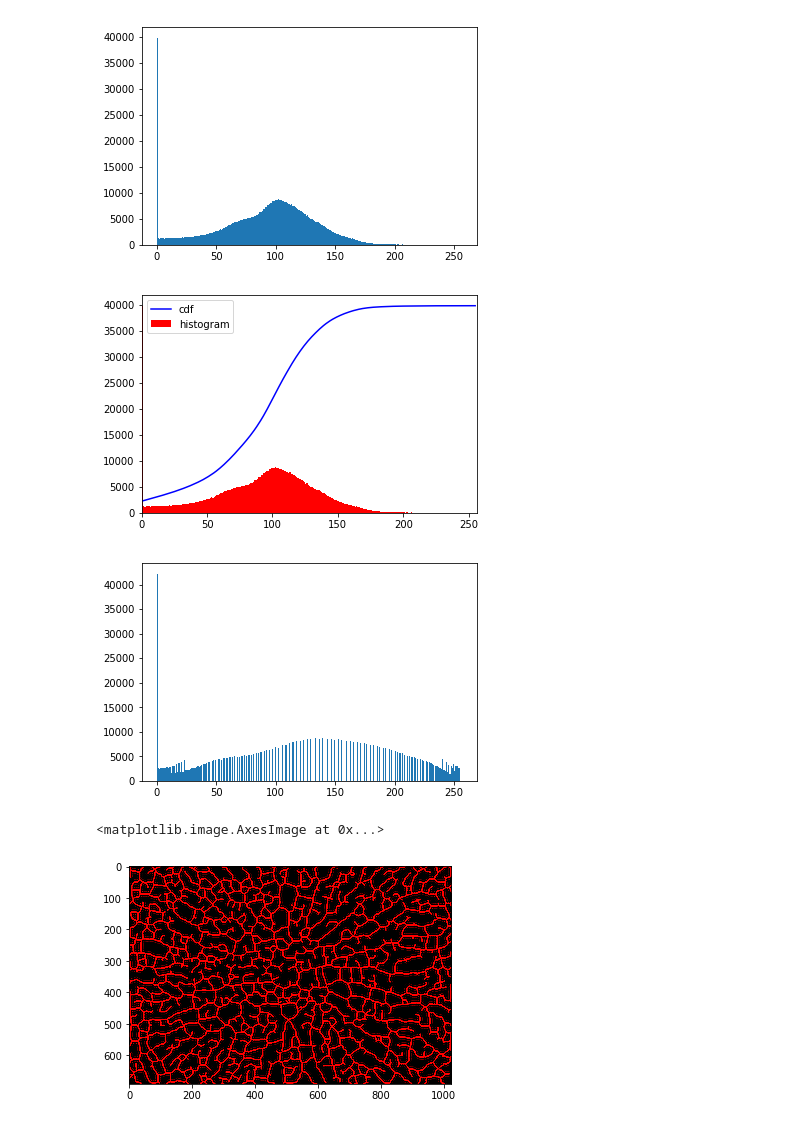
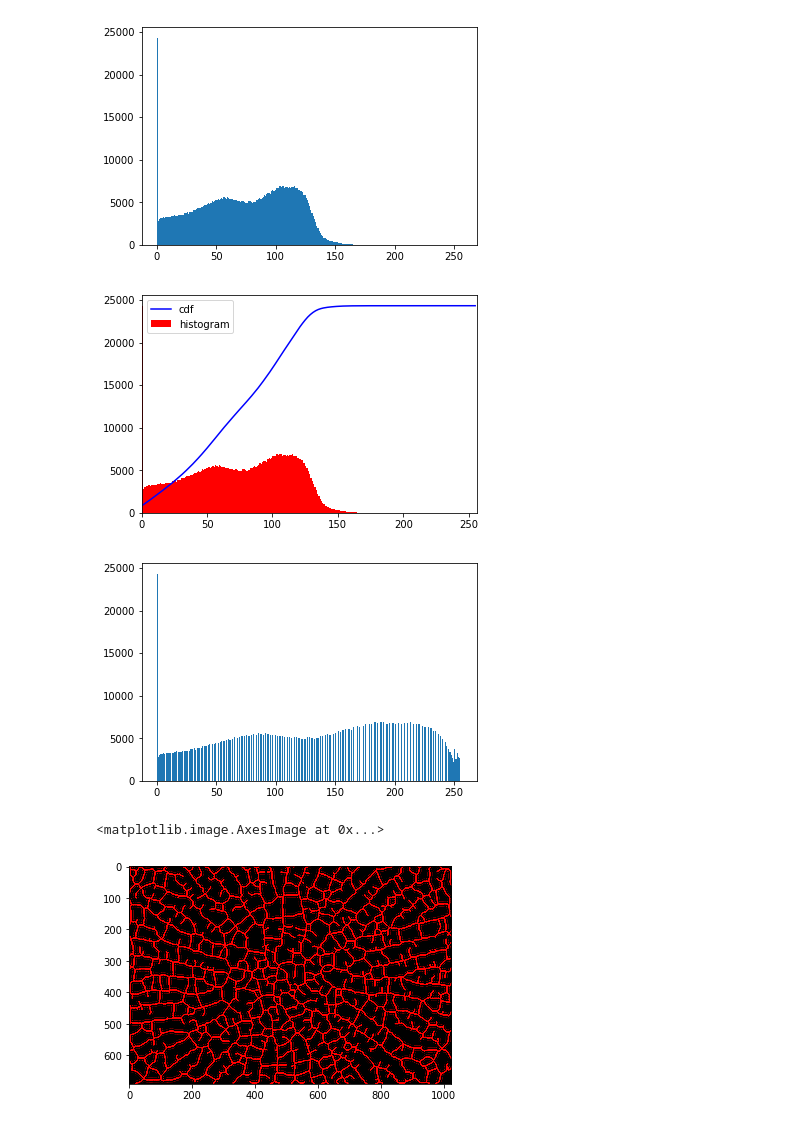
Before and after one commit to csteed/ORHS-MathThesis-2018, a Jupyter notebook: work/CNMS/histogram equalization-test on new wilds.ipynb, the cells around one changed output. Cells and saved outputs as stored; diff of their text form; code cells hidden in the pictures.

```diff
--- a/work/CNMS/histogram equalization-test on new wilds.ipynb
+++ b/work/CNMS/histogram equalization-test on new wilds.ipynb
@@ -1,36 +1,36 @@
 # %%
 import matplotlib.pyplot as plt
 import cv2
 from matplotlib.colors import LinearSegmentedColormap
 cdict2 = {'red':   ((0.0, 0.0, 0.0),
                    (0.1, 1.0, 1.0),
                    (1.0, 1.0, 1.0)),
 
          'green': ((0.0, 0.0, 0.0),
                    (1.0, 0.0, 0.0)),
 
         'blue':  ((0.0, 0.0, 0.0),
                    (1.0, 0.0, 0.0))
         }
 red2 = LinearSegmentedColormap('Red2', cdict2)
 
 import numpy as np
 
 import cv2 as cv
 from matplotlib import pyplot as plt
 from PIL import Image
-im = Image.open('Wild124.tif');
-width, height=im.size
-area = (0, 0, width, height-77 )
-im = im.crop(area)
+#im = Image.open('Wild128.tif');
+#width, height=im.size
+#area = (0, 0, width, height-77 )
+#im = im.crop(area)
 
-im.save('cropped_Wild124.tif')
-img = cv.imread('cropped_Wild124.tif',0)
+#im.save('cropped_Wild128.tif')
+img = cv.imread('cropped_Wild128.tif',0)
 
 plt.hist(img.ravel(),256,[0,256])
 plt.show()
 # %% [output]
-[figure, old version]
+[figure, new version]
 # %%
 hist,bins = np.histogram(img.flatten(),256,[0,256])
 
@@ -51,8 +51,8 @@ img2 = cdf[img]
 plt.hist(img2.ravel(),256,[0,256])
 plt.show()
 # %% [output]
-[figure, old version]
+[figure, new version]
-[figure, old version]
+[figure, new version]
 # %%
 equ = cv2.equalizeHist(img)
 ablur = cv2.blur(equ,(13, 13))
@@ -70,7 +70,7 @@ plot = plt.subplot()
 plot.imshow(cleanskel, cmap=red2, interpolation='sinc')
 # %% [output]
 <matplotlib.image.AxesImage at 0x...>
-[figure, old version]
+[figure, new version]
 # %%
 import matplotlib.image as mpimg
 
```
Also changed, not shown: parts of 2 cells of this notebook, 18 other files.
